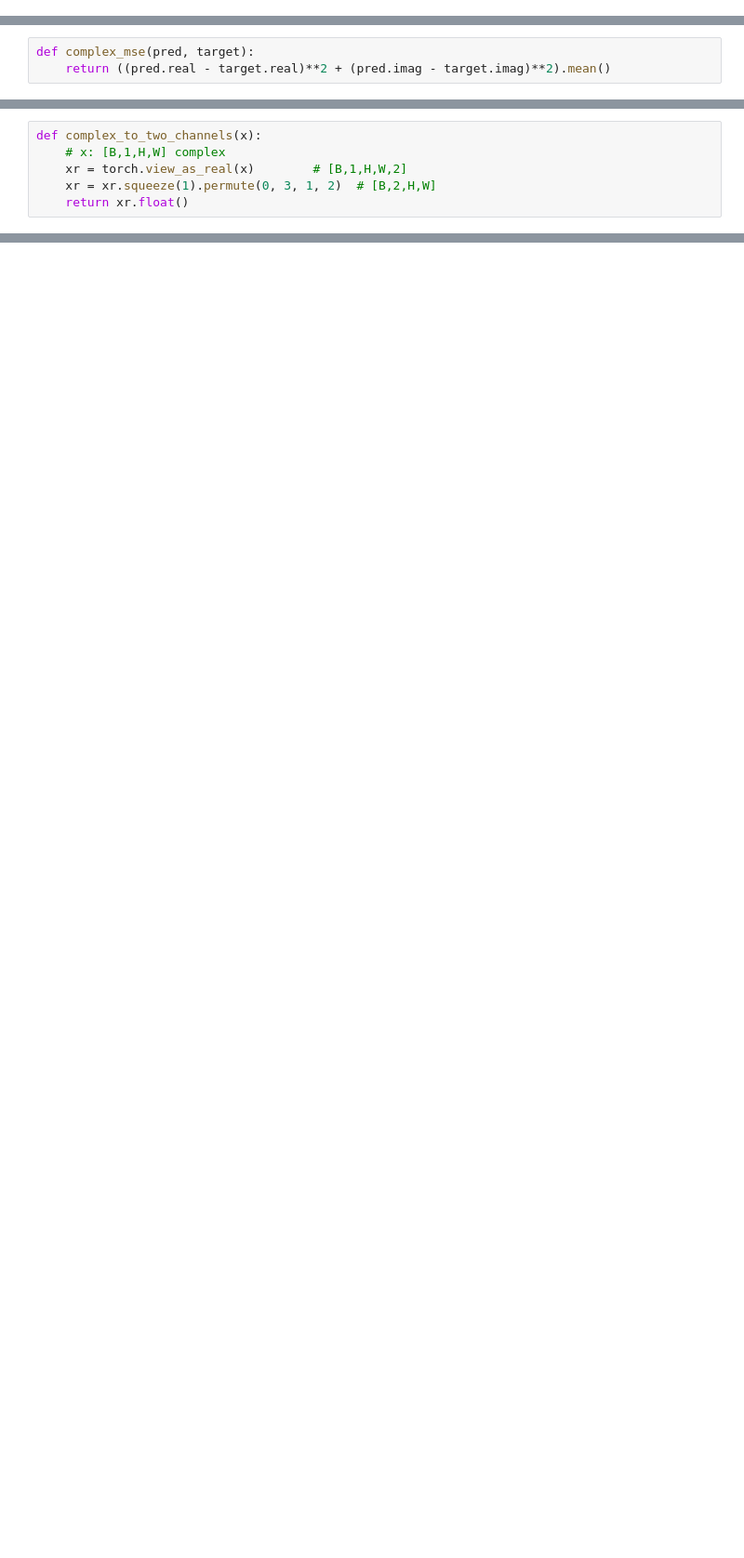
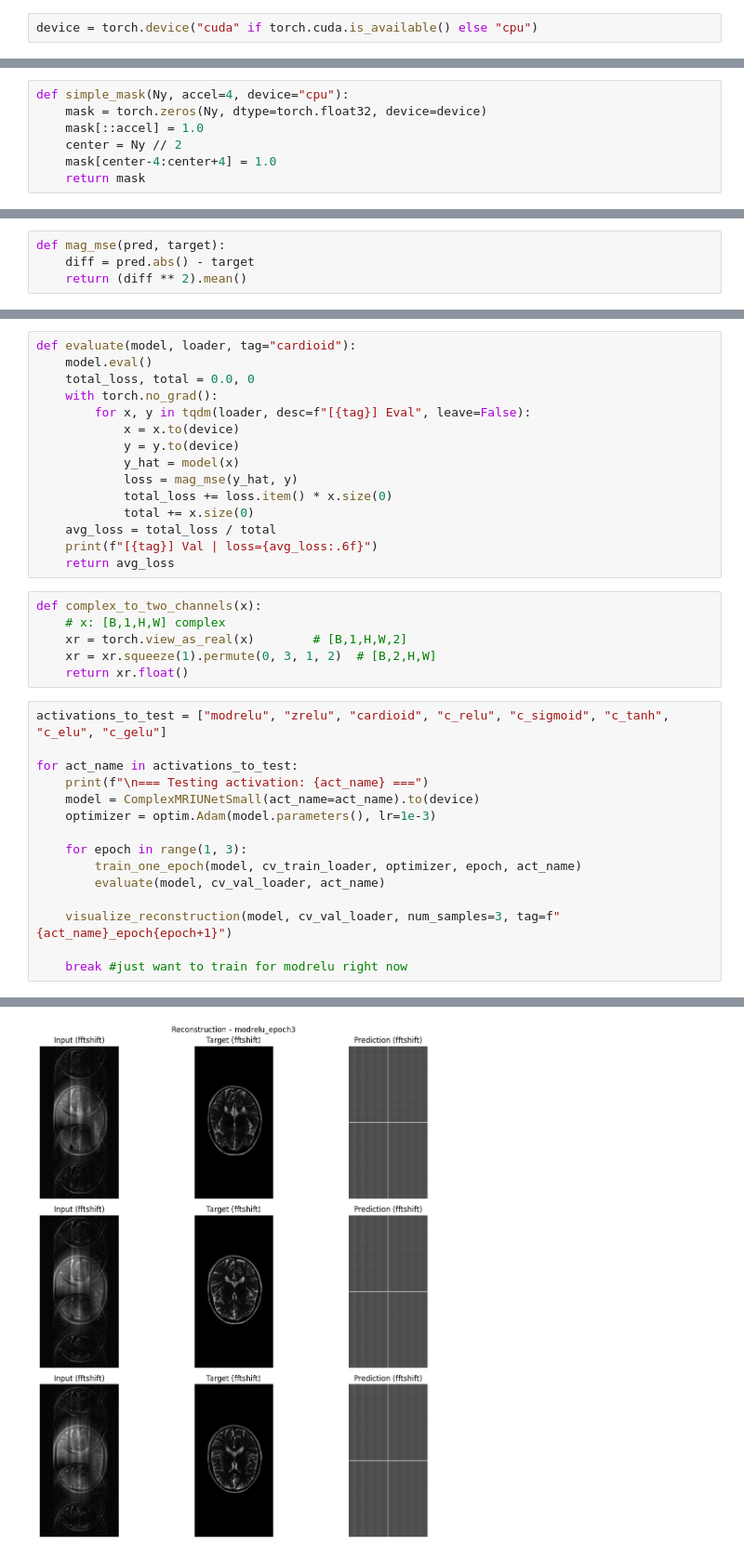
Before and after one commit to sjeastwood/CMPT981_CVNN, a Jupyter notebook: FASTMRI_cnn.ipynb, the cells around one changed output, grey strips where cells are left out. Shown: that part at 93% size. Cells and saved outputs as stored; diff of their text form; blank space fills up the shorter version.

```diff
--- a/FASTMRI_cnn.ipynb
+++ b/FASTMRI_cnn.ipynb
@@ -15,0 +115,2 @@ with h5py.File(path, "r") as f:
+# %%
+device = torch.device("cuda" if torch.cuda.is_available() else "cpu")
@@ -15,0 +125,7 @@ with h5py.File(path, "r") as f:
+# %%
+def simple_mask(Ny, accel=4, device="cpu"):
+    mask = torch.zeros(Ny, dtype=torch.float32, device=device)
+    mask[::accel] = 1.0
+    center = Ny // 2
+    mask[center-4:center+4] = 1.0
+    return mask
@@ -122,6 +422,7 @@ class ComplexMRIUNetSmall(nn.Module):
 # %%
-def complex_mse(pred, target):
-    return ((pred.real - target.real)**2 + (pred.imag - target.imag)**2).mean()
+def mag_mse(pred, target):
+    diff = pred.abs() - target
+    return (diff ** 2).mean()
 # %%
 def train_one_epoch(model, loader, optimizer, epoch, tag="cardioid"):
     model.train()
@@ -144,7 +453,38 @@ def train_one_epoch(model, loader, optimizer, epoch, tag="cardioid"):
     print(f"[{tag}] Epoch {epoch} | loss={total_loss/total:.6f}")
+# %%
+def evaluate(model, loader, tag="cardioid"):
+    model.eval()
+    total_loss, total = 0.0, 0
+    with torch.no_grad():
+        for x, y in tqdm(loader, desc=f"[{tag}] Eval", leave=False):
+            x = x.to(device)
+            y = y.to(device)
+            y_hat = model(x)
+            loss = mag_mse(y_hat, y)
+            total_loss += loss.item() * x.size(0)
+            total += x.size(0)
+    avg_loss = total_loss / total
+    print(f"[{tag}] Val | loss={avg_loss:.6f}")
+    return avg_loss
 # %%
 def complex_to_two_channels(x):
     # x: [B,1,H,W] complex
     xr = torch.view_as_real(x)        # [B,1,H,W,2]
     xr = xr.squeeze(1).permute(0, 3, 1, 2)  # [B,2,H,W]
     return xr.float()
+# %%
+activations_to_test = ["modrelu", "zrelu", "cardioid", "c_relu", "c_sigmoid", "c_tanh", "c_elu", "c_gelu"]
+
+for act_name in activations_to_test:
+    print(f"\n=== Testing activation: {act_name} ===")
+    model = ComplexMRIUNetSmall(act_name=act_name).to(device)
+    optimizer = optim.Adam(model.parameters(), lr=1e-3)
+
+    for epoch in range(1, 3):
+        train_one_epoch(model, cv_train_loader, optimizer, epoch, act_name)
+        evaluate(model, cv_val_loader, act_name)
+
+    visualize_reconstruction(model, cv_val_loader, num_samples=3, tag=f"{act_name}_epoch{epoch+1}")
+
+    break #just want to train for modrelu right now
+# %% [output]
@@ -150,0 +501 @@ def complex_to_two_channels(x):
+[figure, added]
```
Also changed, not shown: parts of 25 cells of this notebook, 1 other file.
